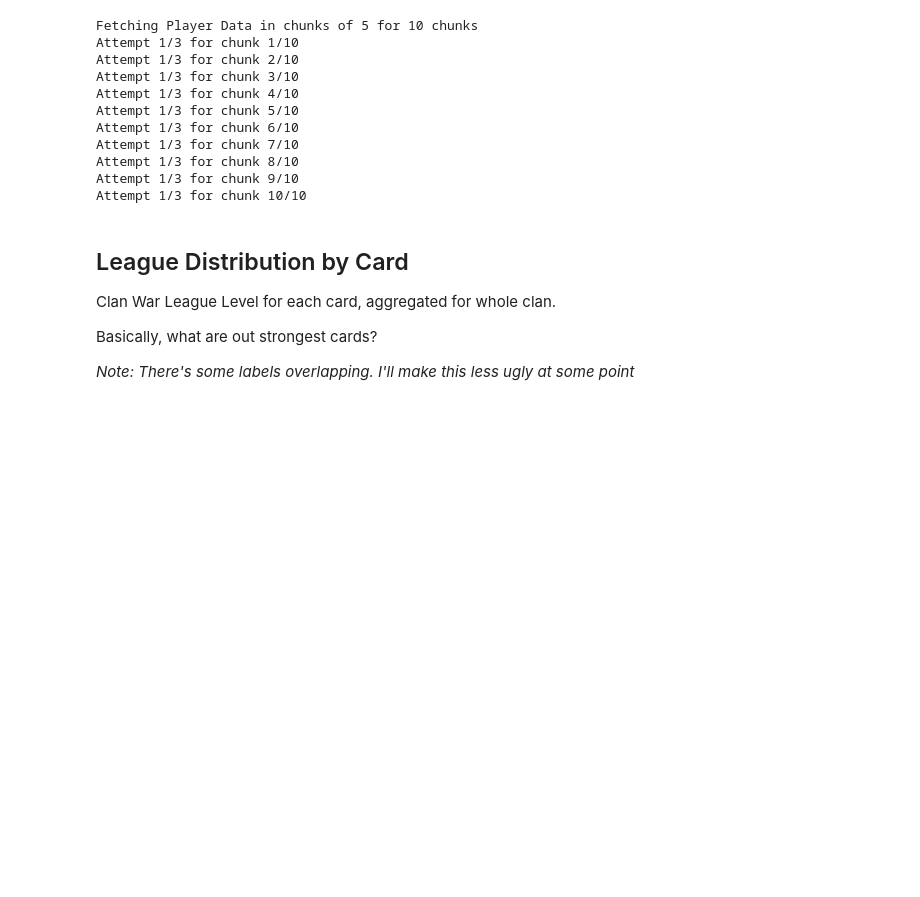
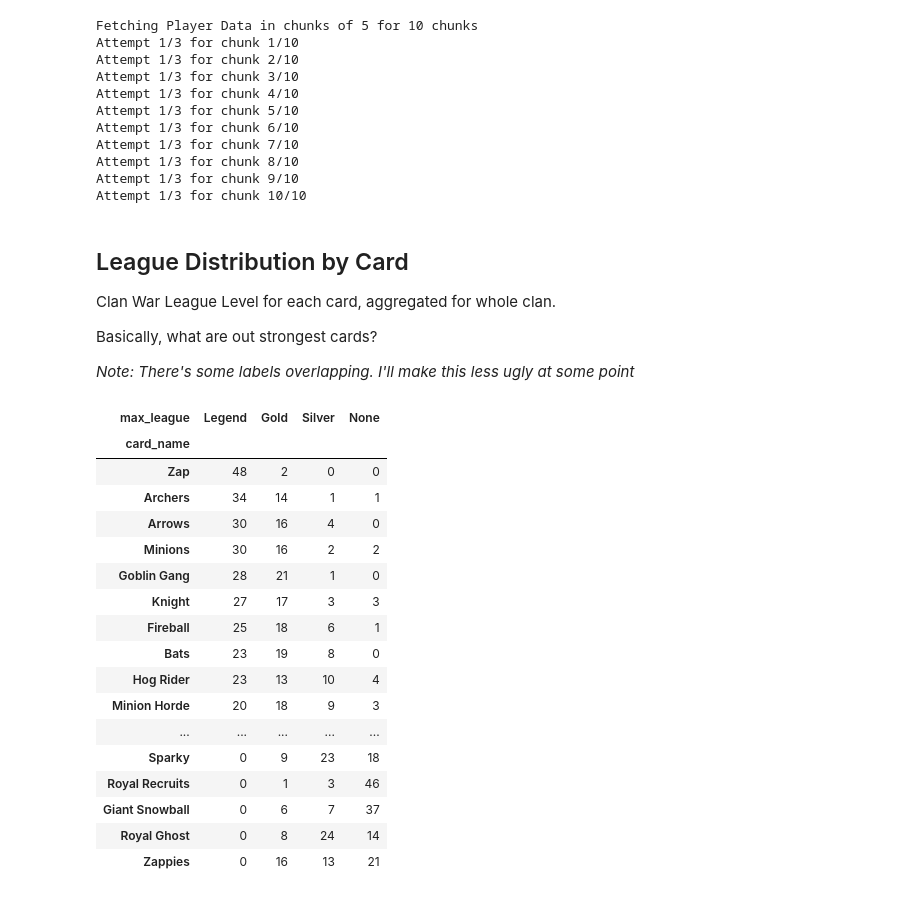
Before and after one commit to looters-stats/looters-stats, a Jupyter notebook: Looters Stats.ipynb, the cells around one changed output. Saved outputs shown, nothing was run; the diff lists cells and outputs as text; code cells hidden in the pictures; blank space fills up the shorter version.

```diff
--- a/Looters Stats.ipynb
+++ b/Looters Stats.ipynb
@@ -113,4 +115,29 @@ Clan War League Level for each card, aggregated for whole clan.
 Basically, what are out strongest cards?
 
 _Note: There's some labels overlapping.  I'll make this less ugly at some point_
+# %%
+league_dist_by_card = player_cards[['card_name', 'max_league']].groupby(['card_name', 'max_league'])\
+    .size()\
+    .unstack(fill_value=0)\
+    .sort_values(by='Legend', ascending=False)[['Legend','Gold','Silver','None']]
+league_dist_by_card
+# %% [output]
+| max_league | Legend | Gold | Silver | None |
+| card_name |  |  |  |  |
+| Zap | 48 | 2 | 0 | 0 |
+| Archers | 34 | 14 | 1 | 1 |
+| Arrows | 30 | 16 | 4 | 0 |
+| Minions | 30 | 16 | 2 | 2 |
+| Goblin Gang | 28 | 21 | 1 | 0 |
+| Knight | 27 | 17 | 3 | 3 |
+| Fireball | 25 | 18 | 6 | 1 |
+| Bats | 23 | 19 | 8 | 0 |
+| Hog Rider | 23 | 13 | 10 | 4 |
+| Minion Horde | 20 | 18 | 9 | 3 |
+| ... | ... | ... | ... | ... |
+| Sparky | 0 | 9 | 23 | 18 |
+| Royal Recruits | 0 | 1 | 3 | 46 |
+| Giant Snowball | 0 | 6 | 7 | 37 |
+| Royal Ghost | 0 | 8 | 24 | 14 |
+| Zappies | 0 | 16 | 13 | 21 |
 # %%
```
Also changed, not shown: parts of 6 cells of this notebook.
